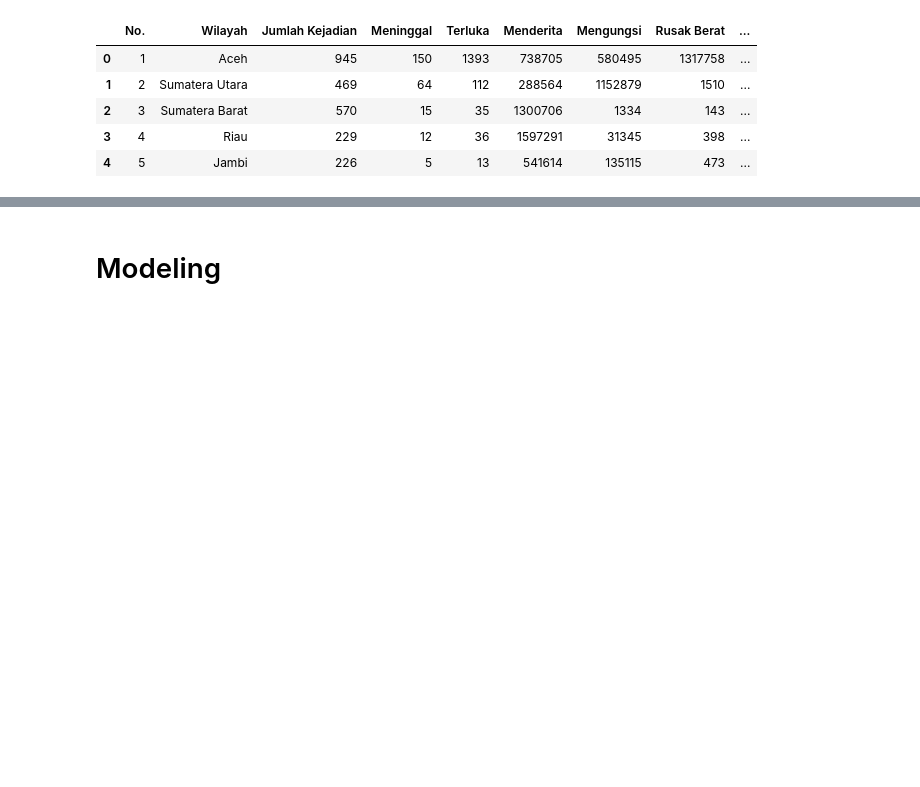
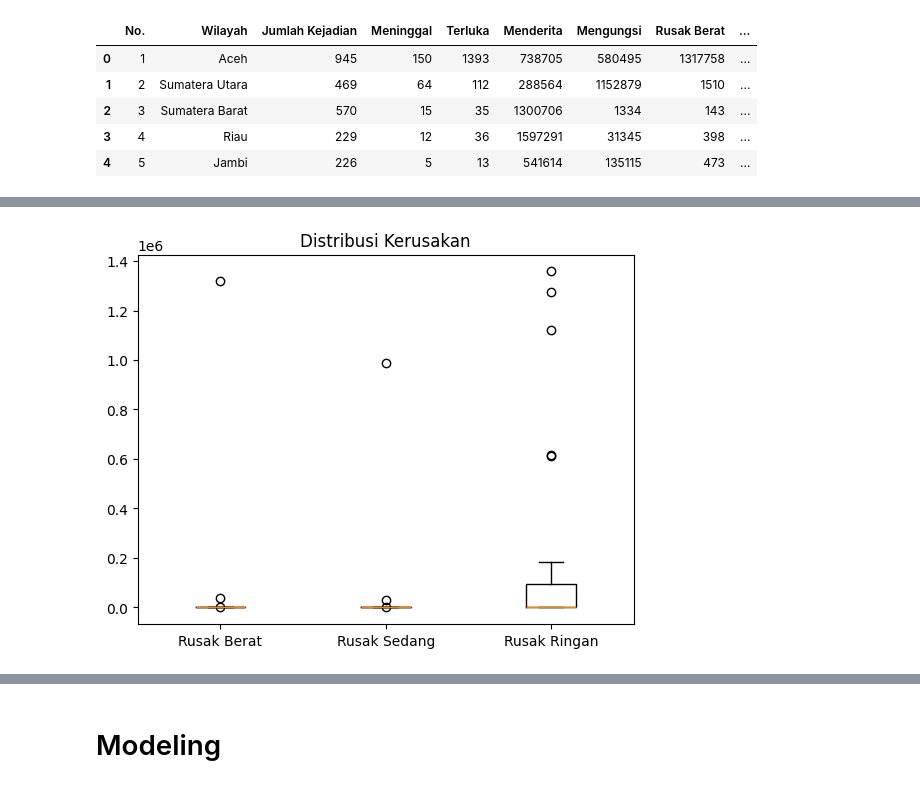
Before and after one commit to khnshbrh/UAS_ML_Kel5_KMeans_RawanBencana, a Jupyter notebook: kmeans_rawan_bencana.ipynb, the cells around one changed output, grey strips where cells are left out. Cells and saved outputs as stored; diff of their text form; code cells hidden in the pictures; blank space fills up the shorter version.

```diff
--- a/kmeans_rawan_bencana.ipynb
+++ b/kmeans_rawan_bencana.ipynb
@@ -40,0 +68,13 @@ df.head()
+# %%
+# Boxplot Distribusi Kerusakan
+plt.figure()
+plt.boxplot([
+    df["Rusak Berat"],
+    df["Rusak Sedang"],
+    df["Rusak Ringan"]
+])
+plt.xticks([1,2,3], ["Rusak Berat", "Rusak Sedang", "Rusak Ringan"])
+plt.title("Distribusi Kerusakan")
+plt.show()
+# %% [output]
+[figure, added]
```
Also changed, not shown: parts of 11 cells of this notebook.
